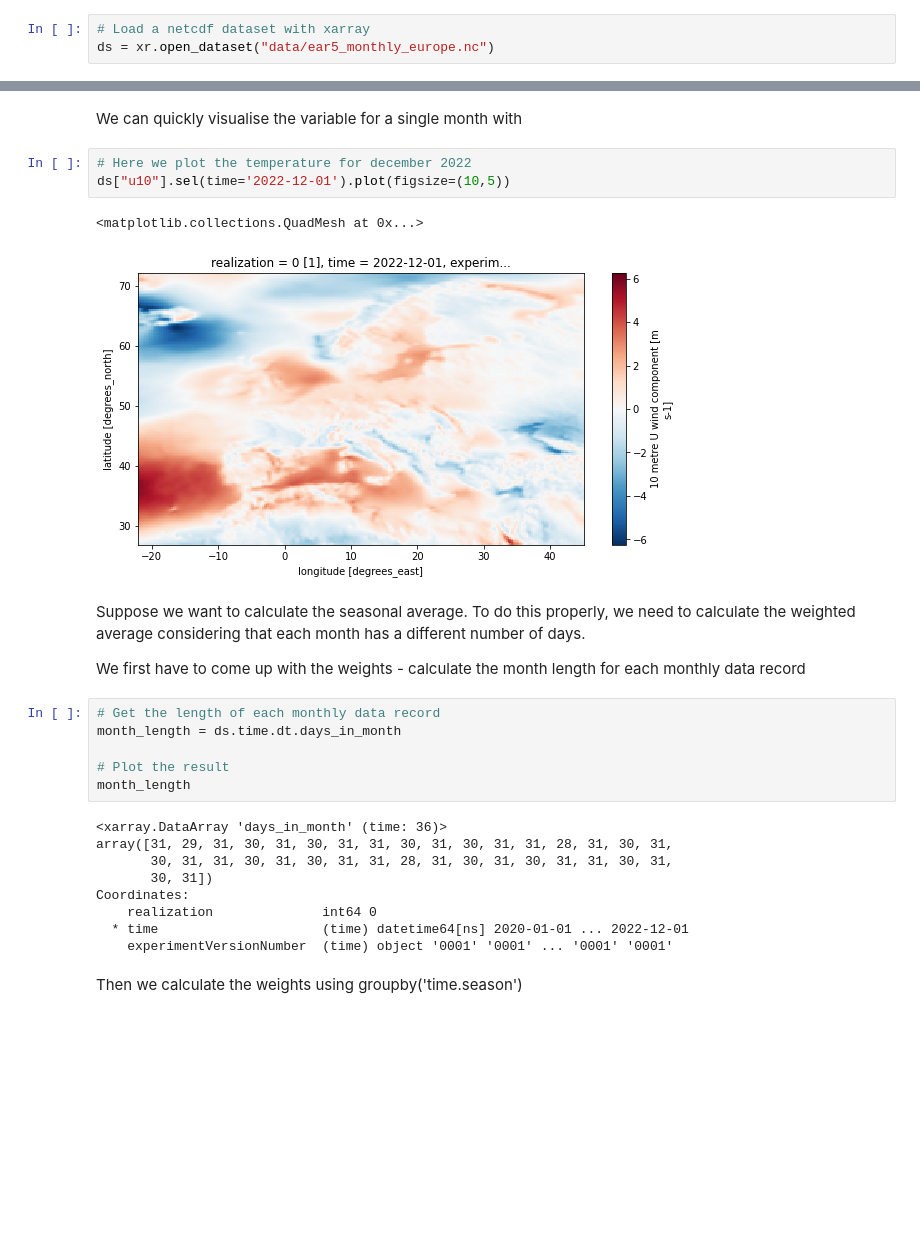
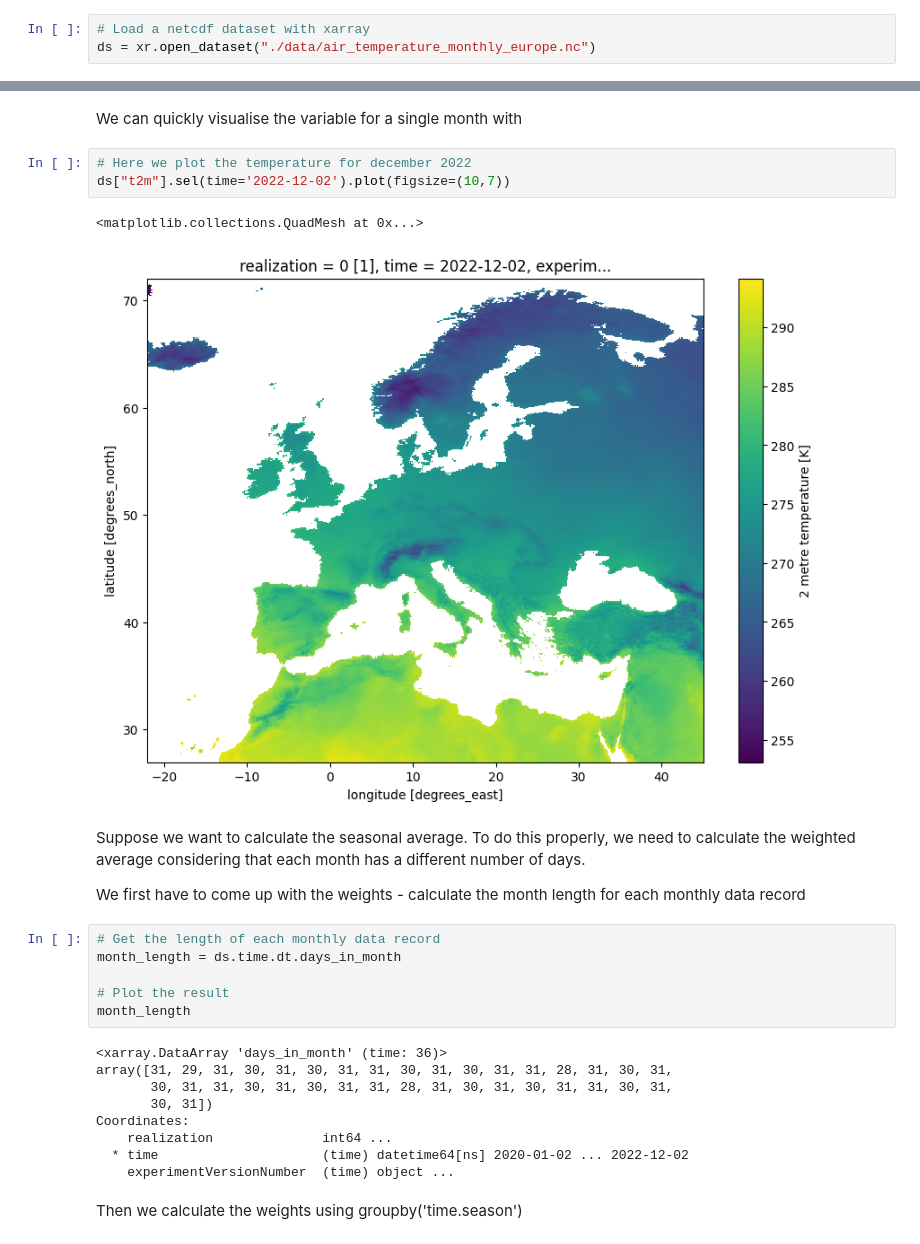
Before and after one commit to sauterto/clim_env_hydro, a Jupyter notebook: _build/jupyter_execute/docs/nb/nb_test_xarray.ipynb, the cells around one changed output, grey strips where cells are left out. Drawn from its saved outputs; the diff is of its cells as text; blank space fills up the shorter version.

```diff
--- a/_build/jupyter_execute/docs/nb/nb_test_xarray.ipynb
+++ b/_build/jupyter_execute/docs/nb/nb_test_xarray.ipynb
@@ -47,7 +47,7 @@ In climate science we often use the NetCDF file format. You can directly read an
 First, open the dataset
 # %%
 # Load a netcdf dataset with xarray
-ds = xr.open_dataset("data/ear5_monthly_europe.nc")
+ds = xr.open_dataset("./data/air_temperature_monthly_europe.nc")
 # %% [markdown]
 and let's have a look to the dataset structure
 # %%
@@ -95,10 +95,10 @@ array(['2020-01-01T00:00:00.000000000', '2020-02-01T00:00:00.000000000',
 We can quickly visualise the variable for a single month with
 # %%
 # Here we plot the temperature for december 2022
-ds["u10"].sel(time='2022-12-01').plot(figsize=(10,5))
+ds["t2m"].sel(time='2022-12-02').plot(figsize=(10,7))
 # %% [output]
 <matplotlib.collections.QuadMesh at 0x...>
-[figure, old version]
+[figure, new version]
 # %% [markdown]
 Suppose we want to calculate the seasonal average. To do this properly, we need to calculate the weighted average considering that each month has a different number of days.
 
@@ -115,9 +115,9 @@ array([31, 29, 31, 30, 31, 30, 31, 31, 30, 31, 30, 31, 31, 28, 31, 30, 31,
        30, 31, 31, 30, 31, 30, 31, 31, 28, 31, 30, 31, 30, 31, 31, 30, 31,
        30, 31])
 Coordinates:
-    realization              int64 0
-  * time                     (time) datetime64[ns] 2020-01-01 ... 2022-12-01
-    experimentVersionNumber  (time) object '0001' '0001' ... '0001' '0001'
+    realization              int64 ...
+  * time                     (time) datetime64[ns] 2020-01-02 ... 2022-12-02
+    experimentVersionNumber  (time) object ...
 # %% [markdown]
 Then we calculate the weights using groupby('time.season')
 # %%
```
Also changed, not shown: parts of 4 cells of this notebook, 34 other files.
